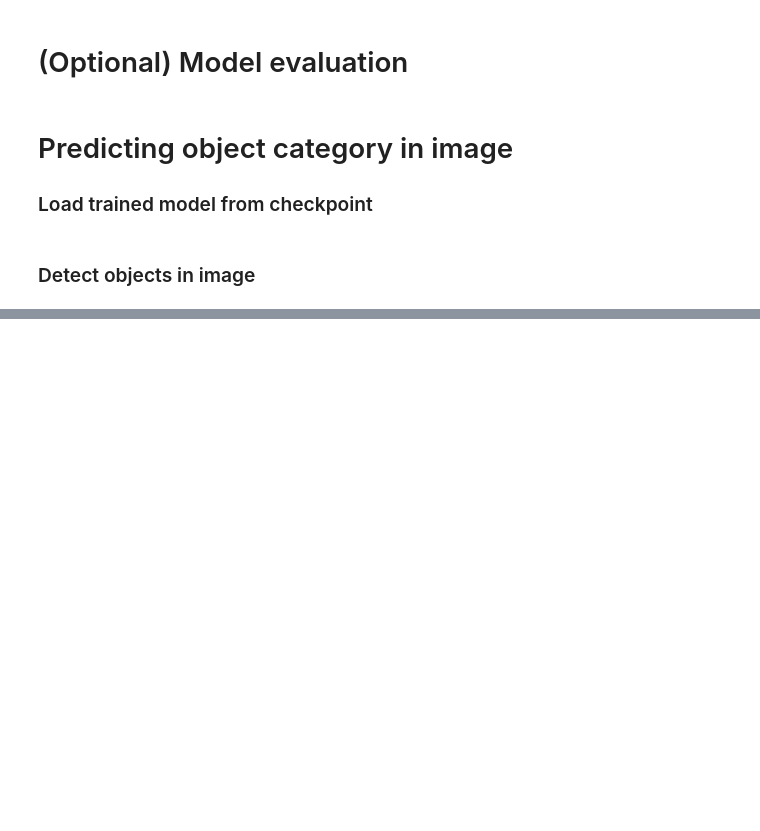
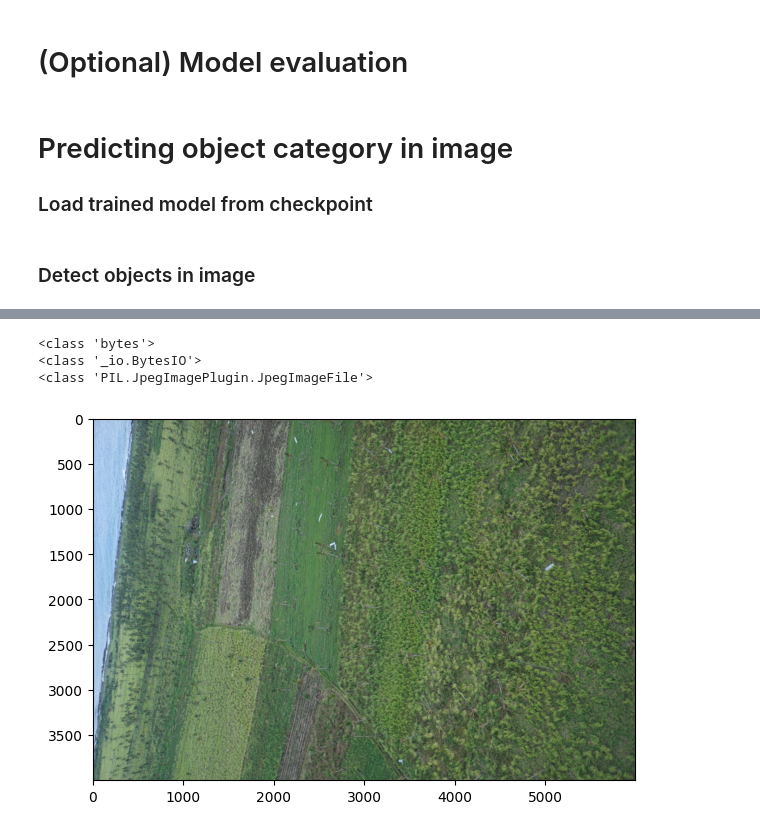
Before and after one commit to VinceJnz/object_detection_using_tensorflow, a Jupyter notebook: Training_Customised_Image_Detection_Model-ML4DR_v1.ipynb, the cells around one changed output, grey strips where cells are left out. Cells and saved outputs as stored; diff of their text form; code cells hidden in the pictures; blank space fills up the shorter version.

```diff
--- a/Training_Customised_Image_Detection_Model-ML4DR_v1.ipynb
+++ b/Training_Customised_Image_Detection_Model-ML4DR_v1.ipynb
@@ -242,9 +212,10 @@ for i in range(len(labels)):
 # %%
-root_dir = "E:/Users/Vince/Datasets/NZRC/Gordon/CycloneGitaRawImagery"
+root_dir = os.path.join('E:', os.sep ,'Users', 'Vince', 'Datasets', 'NZRC', 'Gordon', 'CycloneGitaRawImagery')
 tfrecords_dir = os.path.join(root_dir, "ML4DR_20210910_01/tfrecords/val2017")
 images_dir = os.path.join(root_dir, "ML4DR_20210910_01")
 annotations_dir = os.path.join(root_dir, "ML4DR_20210910_01")
 annotation_file = os.path.join(annotations_dir, "ML4DR_20210910_01_coco.json")
+paths['IMAGE_PATH'] = images_dir
 # %%
 #Load COCO file information
 
@@ -569,0 +677,18 @@ plt.show()
+# %%
+def parse_tfrecord_fn(example):
+    feature_description = {
+        "image": tf.io.FixedLenFeature([], tf.string),
+        "image_id": tf.io.FixedLenFeature([], tf.int64),
+        "path": tf.io.FixedLenFeature([], tf.string),
+        "area": tf.io.FixedLenFeature([], tf.float32),
+        "bbox": tf.io.VarLenFeature(tf.float32),
+        "category_id": tf.io.FixedLenFeature([], tf.int64),
+        "id": tf.io.FixedLenFeature([], tf.int64),
+        #"image_name": tf.io.FixedLenFeature([], tf.string), #My added feature
+    }
+    print(type(feature_description))
+    print(feature_description)
+    example = tf.io.parse_single_example(example, feature_description)
+    example["image"] = tf.io.decode_jpeg(example["image"], channels=3)
+    example["bbox"] = tf.sparse.to_dense(example["bbox"])
+    return example
@@ -569,0 +838,29 @@ plt.show()
+# %%
+import io
+from PIL import Image
+import numpy as np
+
+path = paths['IMAGE_SOURCE_PATH']
+imageInfo = imageList[0]
+
+with tf.io.gfile.GFile(os.path.join(path, '{}'.format(imageInfo['file_name'])), 'rb') as fid:
+    encoded_jpg = fid.read()
+encoded_jpg_io = io.BytesIO(encoded_jpg)
+image = Image.open(encoded_jpg_io)
+
+print(type(encoded_jpg))
+print(type(encoded_jpg_io))
+print(type(image))
+
+image_np = np.array(image)
+
+
+fig, ax = plt.subplots(figsize=(7, 7))
+ax.imshow(image_np)
+#plt.imshow(image_np)
+plt.show()
+# %% [output]
+<class 'bytes'>
+<class '_io.BytesIO'>
+<class 'PIL.JpegImagePlugin.JpegImageFile'>
+[figure, added]
```
Also changed, not shown: parts of 23 cells of this notebook, 1 other file.
